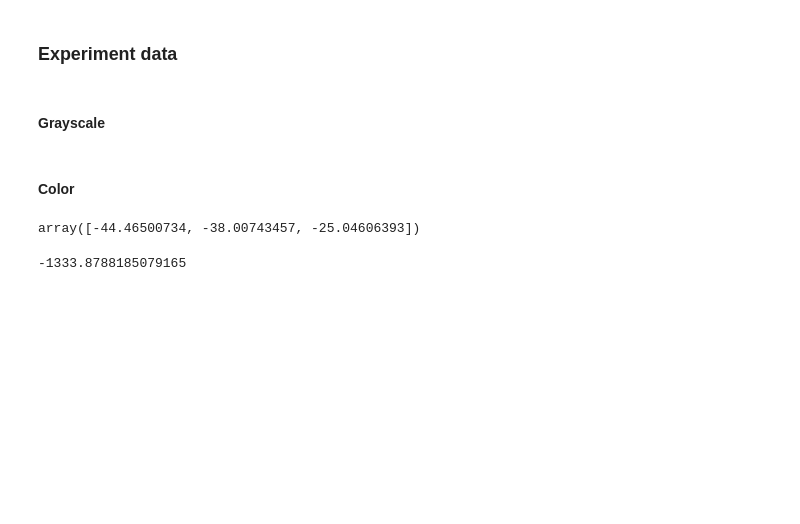
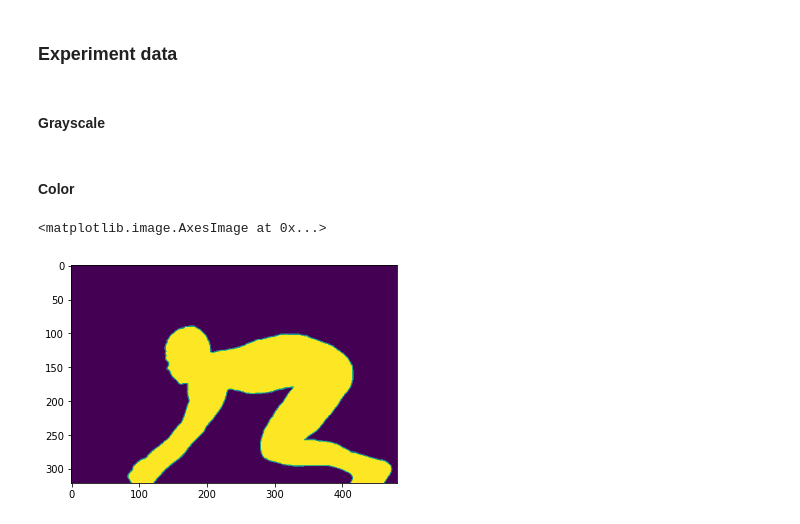
Before and after one commit to sellaziz/compi-graph-cut, a Jupyter notebook: test.ipynb, the cells around one changed output. Drawn from its saved outputs; the diff is of its cells as text; code cells hidden in the pictures; blank space fills up the shorter version.

```diff
--- a/test.ipynb
+++ b/test.ipynb
@@ -204,4 +186,0 @@ b = lambda x : - gaussian_kde(O_vals.T).logpdf(x)
-# %%
-pdf_O(np.array([[0.1,0.4,0.3], [1,1,1], [0,0,0]]).T)
-# %% [output]
-array([-44.46500734, -38.00743457, -25.04606393])
@@ -214,9 +187,8 @@ for x in np.linspace(0,1,100):
-# %%
-a = np.array(a)
-
-a.min()
-# %% [output]
--1333.8788185079165
+# %%
+plt.imshow(gt)
+# %% [output]
+<matplotlib.image.AxesImage at 0x...>
+[figure, added]
 # %%
 segment_plot_color(G, img, label, s=5)
 # %% [output]
```
Also changed, not shown: parts of 9 cells of this notebook, 2 other files.
